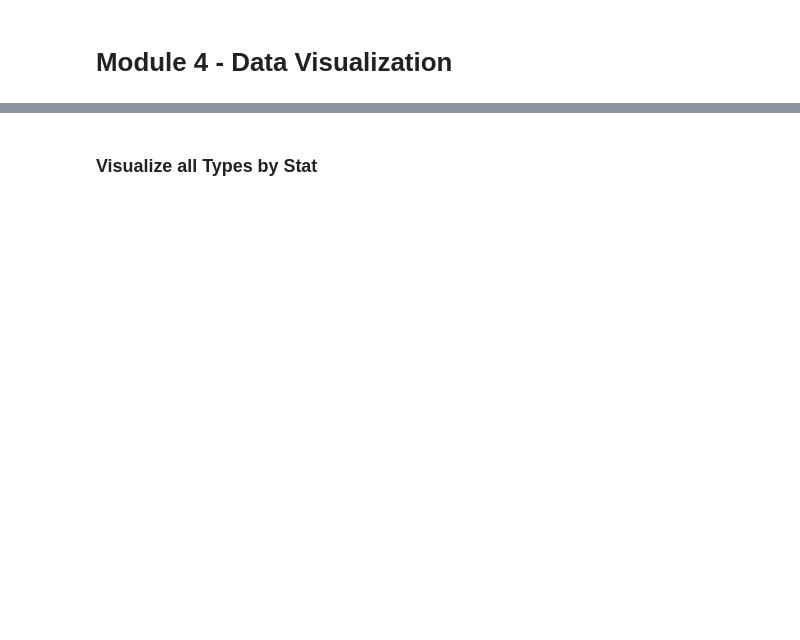
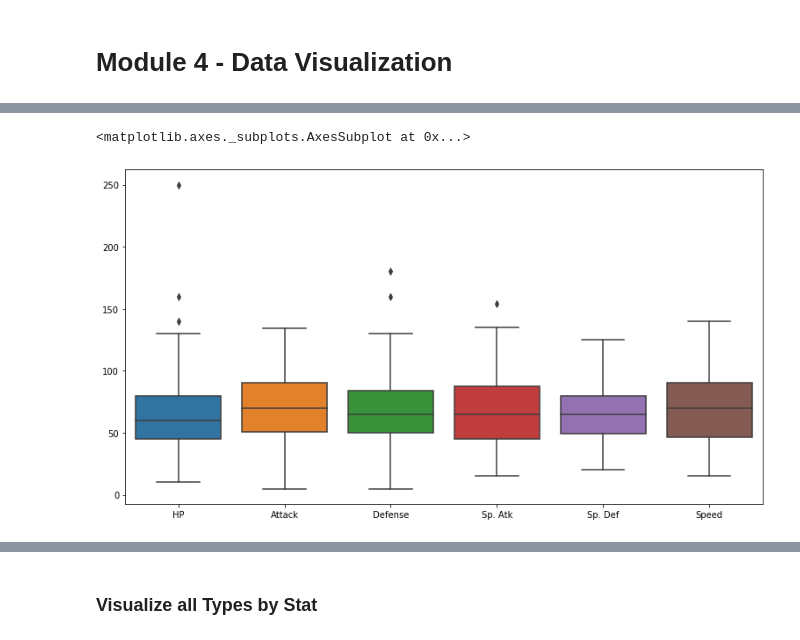
Before and after one commit to mc-data-analytics/Intro_DataAnalytics_archived2020.06.21, a Jupyter notebook: Module 1.4 - Data Visualization.ipynb, the cells around one changed output, grey strips where cells are left out. Drawn from its saved outputs; the diff is of its cells as text; code cells hidden in the pictures; blank space fills up the shorter version.

```diff
--- a/Module 1.4 - Data Visualization.ipynb
+++ b/Module 1.4 - Data Visualization.ipynb
@@ -38,6 +97,12 @@ stats_df.head()
 # %%
+#change size of plot
+plt.subplots(figsize=(13,7))
+
 #boxplot for stats
 sns.boxplot(data=stats_df)
+# %% [output]
+<matplotlib.axes._subplots.AxesSubplot at 0x...>
+[figure, added]
 # %%
 #change size of plot
 plt.subplots(figsize=(13,7))
```
Also changed, not shown: parts of 23 cells of this notebook.
